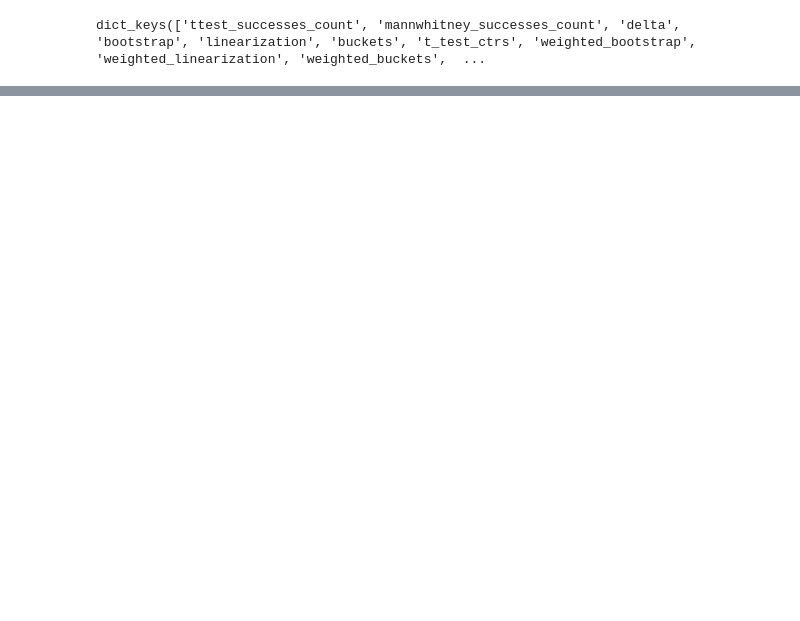
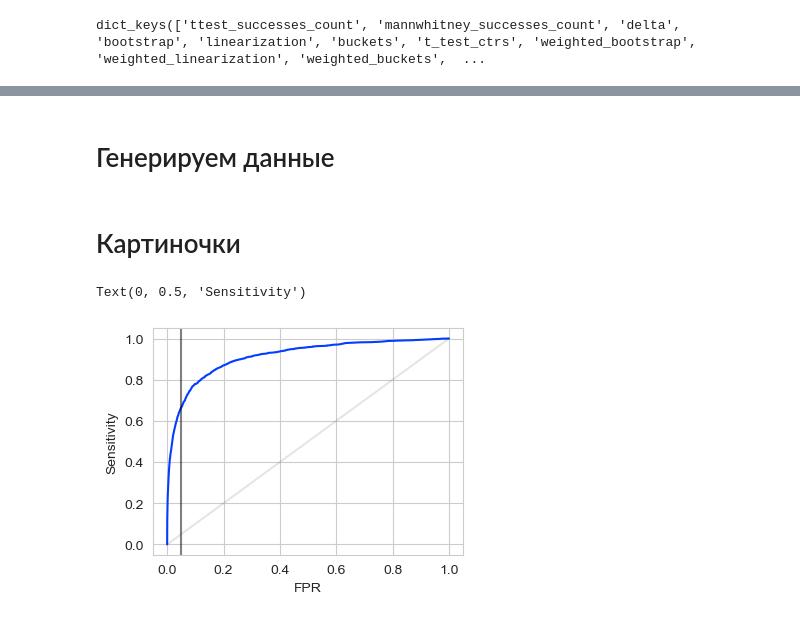
Before and after one commit to marnikitta/stattests, a Jupyter notebook: notebooks/all_experiments.ipynb, the cells around one changed output, grey strips where cells are left out. Cells and saved outputs as stored; diff of their text form; code cells hidden in the pictures; blank space fills up the shorter version.

```diff
--- a/notebooks/all_experiments.ipynb
+++ b/notebooks/all_experiments.ipynb
@@ -240,0 +42,2 @@ fig = plot_summary({
+# %% [markdown]
+# Генерируем данные
@@ -240,0 +47,16 @@ fig = plot_summary({
+# %% [markdown]
+# Картиночки
+# %%
+figsize = (4, 3)
+dpi = 100
+# %%
+fig, ax = plt.subplots(figsize=figsize, dpi=dpi)
+ab_data, aa_data = rpv('../data', 'mannwhitney_successes_count', N=N, NN=NN, uplift=uplift, beta=beta, success_rate=success_rate, skew=0.1)
+plot_cdf(ab_data, 'MW', ax)
+ax.plot(np.linspace(0, 1, 10000), np.linspace(0, 1, 10000), 'k', alpha=0.1)
+ax.axvline(0.05, color='k', alpha=0.5)
+ax.set_xlabel('FPR')
+ax.set_ylabel('Sensitivity')
+# %% [output]
+Text(0, 0.5, 'Sensitivity')
+[figure, added]
```
Also changed, not shown: parts of 82 cells of this notebook, 20 other files.
